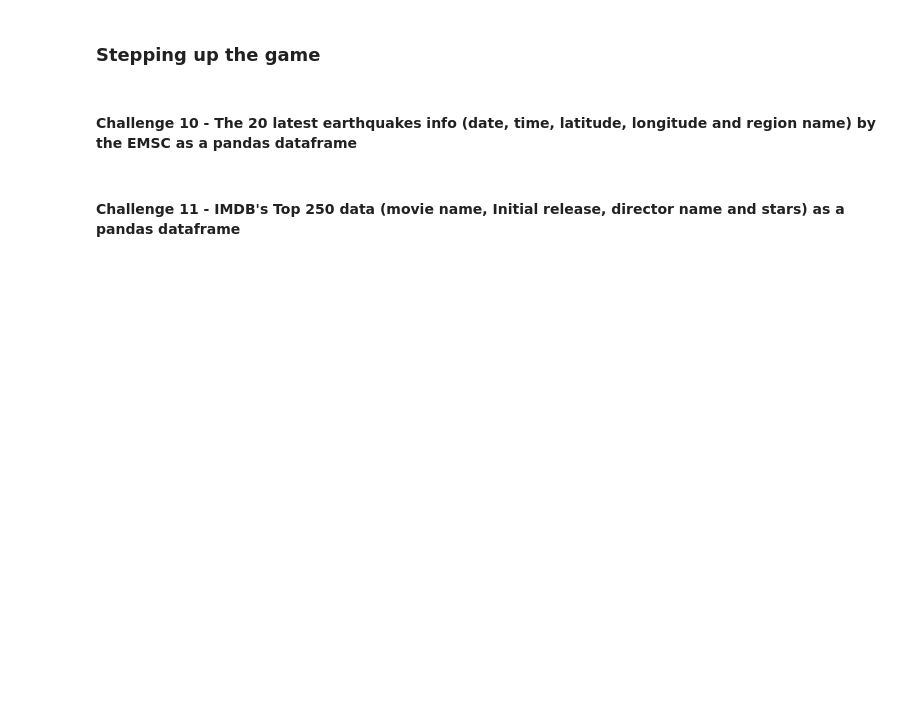
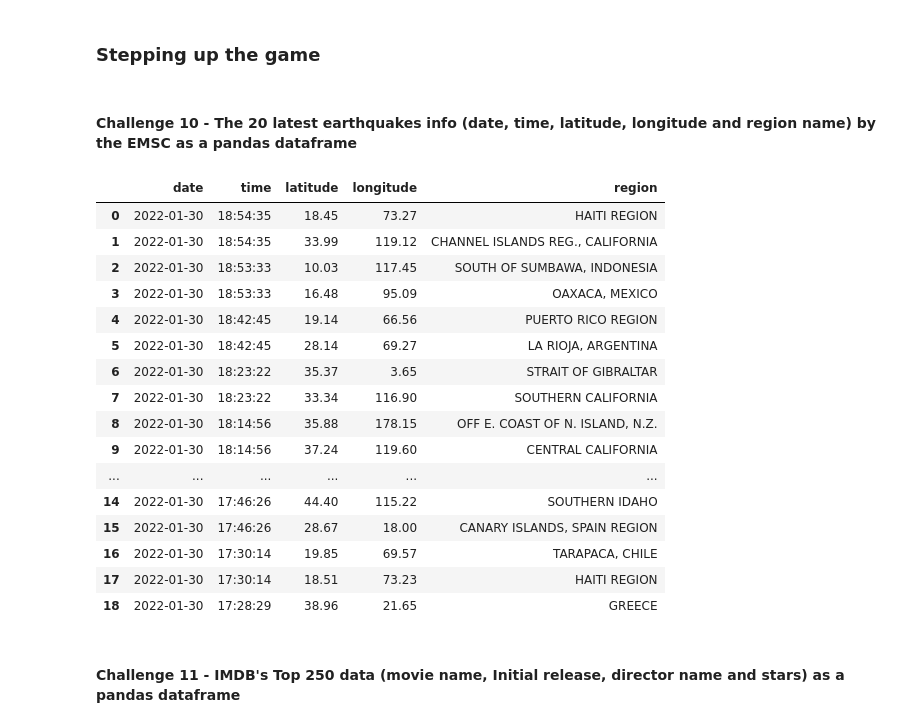
Before and after one commit to Ironhack-Data-Madrid-Enero-2022/lab-web-scraping, a Jupyter notebook: your-code/main.ipynb, the cells around one changed output. Saved outputs shown, nothing was run; the diff lists cells and outputs as text; code cells hidden in the pictures; blank space fills up the shorter version.

```diff
--- a/your-code/main.ipynb
+++ b/your-code/main.ipynb
@@ -597,3 +602,49 @@ url = 'https://www.emsc-csem.org/Earthquake/'
+# %%
+date_time = soup.find_all('td', {'class': 'tabev6'})
+dates = [d.text.strip().replace("earthquake", "").split("\xa0\xa0\xa0") for d in date_time]
+date=[i[0] for i in dates for j in i]
+date = date[0:20]
+times = [i[1].split(".") for i in dates for j in i]
+time = [i[0] for i in times]
+time = time[0:20]
+# %%
+lat = soup.find_all('td', {'class': 'tabev1'})
+lats = [l.text.replace("\xa0", "") for l in lat]
+# De aquí saco las latitudes y longitudes ya que están mezcladas. Los índices 0, 2, 4 ... son latitudes. Lo índices 1, 3, 5 ... son longitudes.
+latitudes =[]
+longitudes =[]
+
+for i in range(40):
+    if i%2 == 0:
+        latitudes.append(lats[i])
+    else:
+        longitudes.append(lats[i])
+# %%
+reg = soup.find_all('td', {'class': 'tb_region'})
+region = [l.text.replace("\xa0", "") for l in reg]
+region = region[0:20]
+# %%
+earthquakes = pd.DataFrame(list(zip(date, time, latitudes, longitudes, region)), columns= ['date', 'time', 'latitude', 'longitude', 'region'])
+# %%
+earthquakes
+# %% [output]
+|  | date | time | latitude | longitude | region |
+| 0 | 2022-01-30 | 18:54:35 | 18.45 | 73.27 | HAITI REGION |
+| 1 | 2022-01-30 | 18:54:35 | 33.99 | 119.12 | CHANNEL ISLANDS REG., CALIFORNIA |
+| 2 | 2022-01-30 | 18:53:33 | 10.03 | 117.45 | SOUTH OF SUMBAWA, INDONESIA |
+| 3 | 2022-01-30 | 18:53:33 | 16.48 | 95.09 | OAXACA, MEXICO |
+| 4 | 2022-01-30 | 18:42:45 | 19.14 | 66.56 | PUERTO RICO REGION |
+| 5 | 2022-01-30 | 18:42:45 | 28.14 | 69.27 | LA RIOJA, ARGENTINA |
+| 6 | 2022-01-30 | 18:23:22 | 35.37 | 3.65 | STRAIT OF GIBRALTAR |
+| 7 | 2022-01-30 | 18:23:22 | 33.34 | 116.90 | SOUTHERN CALIFORNIA |
+| 8 | 2022-01-30 | 18:14:56 | 35.88 | 178.15 | OFF E. COAST OF N. ISLAND, N.Z. |
+| 9 | 2022-01-30 | 18:14:56 | 37.24 | 119.60 | CENTRAL CALIFORNIA |
+| ... | ... | ... | ... | ... | ... |
+| 14 | 2022-01-30 | 17:46:26 | 44.40 | 115.22 | SOUTHERN IDAHO |
+| 15 | 2022-01-30 | 17:46:26 | 28.67 | 18.00 | CANARY ISLANDS, SPAIN REGION |
+| 16 | 2022-01-30 | 17:30:14 | 19.85 | 69.57 | TARAPACA, CHILE |
+| 17 | 2022-01-30 | 17:30:14 | 18.51 | 73.23 | HAITI REGION |
+| 18 | 2022-01-30 | 17:28:29 | 38.96 | 21.65 | GREECE |
 # %% [markdown]
 #### Challenge 11 - IMDB's Top 250 data (movie name, Initial release, director name and stars) as a pandas dataframe
 # %%
```
Also changed, not shown: parts of 2 cells of this notebook.
